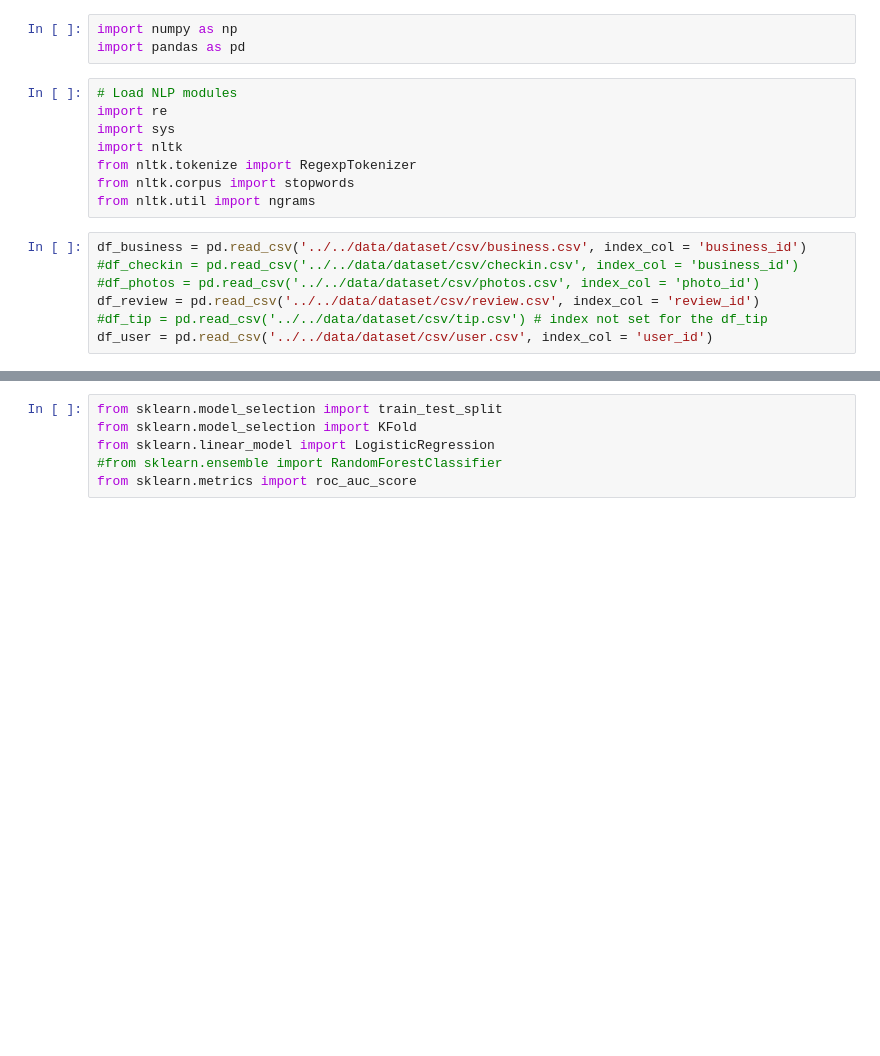
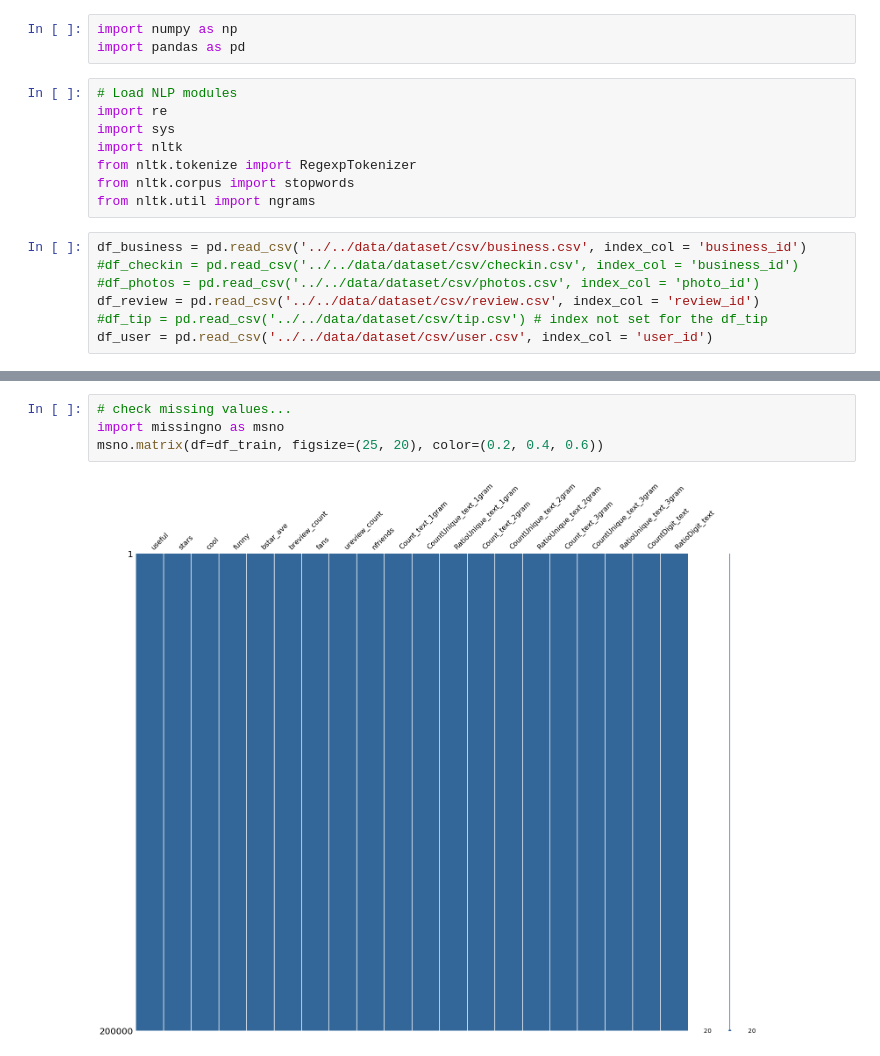
Before and after one commit to weihuacern/YelpDatasetChallenge, a Jupyter notebook: NoteBooks/PredictRateModels.ipynb, the cells around one changed output, grey strips where cells are left out. Saved outputs shown, nothing was run; the diff lists cells and outputs as text; blank space fills up the shorter version.

```diff
--- a/NoteBooks/PredictRateModels.ipynb
+++ b/NoteBooks/PredictRateModels.ipynb
@@ -143,6 +146,6 @@ done with train set preprocessing!
-# %%
-from sklearn.model_selection import train_test_split
-from sklearn.model_selection import KFold
-from sklearn.linear_model import LogisticRegression
-#from sklearn.ensemble import RandomForestClassifier
-from sklearn.metrics import roc_auc_score
+# %%
+# check missing values...
+import missingno as msno
+msno.matrix(df=df_train, figsize=(25, 20), color=(0.2, 0.4, 0.6))
+# %% [output]
+[figure, added]
```
Also changed, not shown: parts of 3 cells of this notebook.
